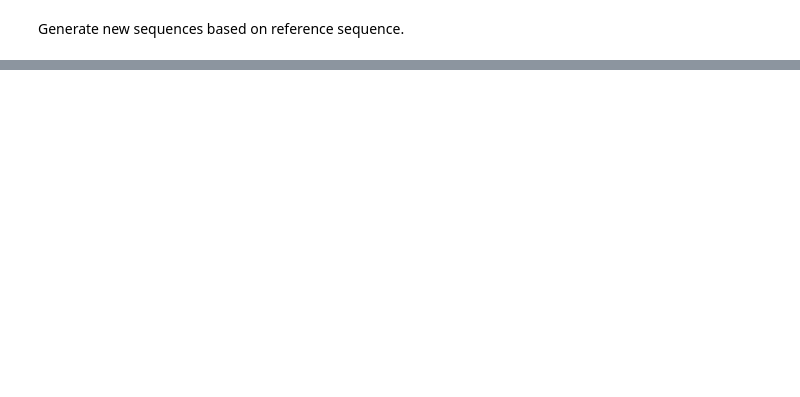
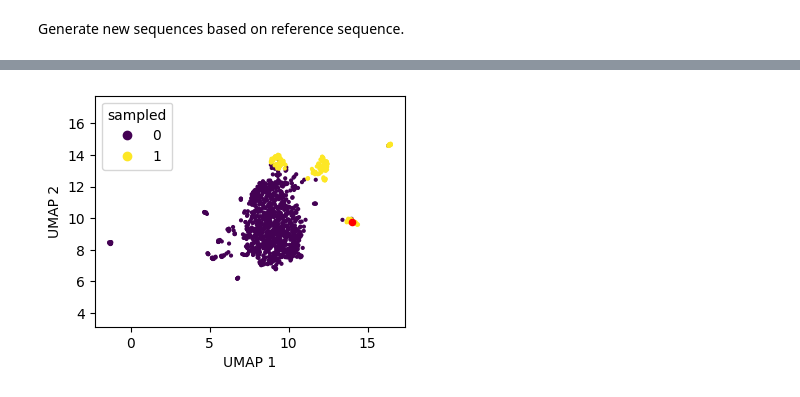
Before and after one commit to RasmusML/evoAMP, a Jupyter notebook: notebooks/sequence_generation.ipynb, the cells around one changed output, grey strips where cells are left out. Saved outputs shown, nothing was run; the diff lists cells and outputs as text; code cells hidden in the pictures; blank space fills up the shorter version.

```diff
--- a/notebooks/sequence_generation.ipynb
+++ b/notebooks/sequence_generation.ipynb
@@ -61,0 +119,5 @@ sequences
+# %%
+fig, ax = plot_umap(embedding, df_subset["sampled"])
+ax.scatter(embedding[k, 0], embedding[k, 1], c="red", label="Reference sequence", s=20);
+# %% [output]
+[figure, added]
```
Also changed, not shown: parts of 21 cells of this notebook, 4 other files.
